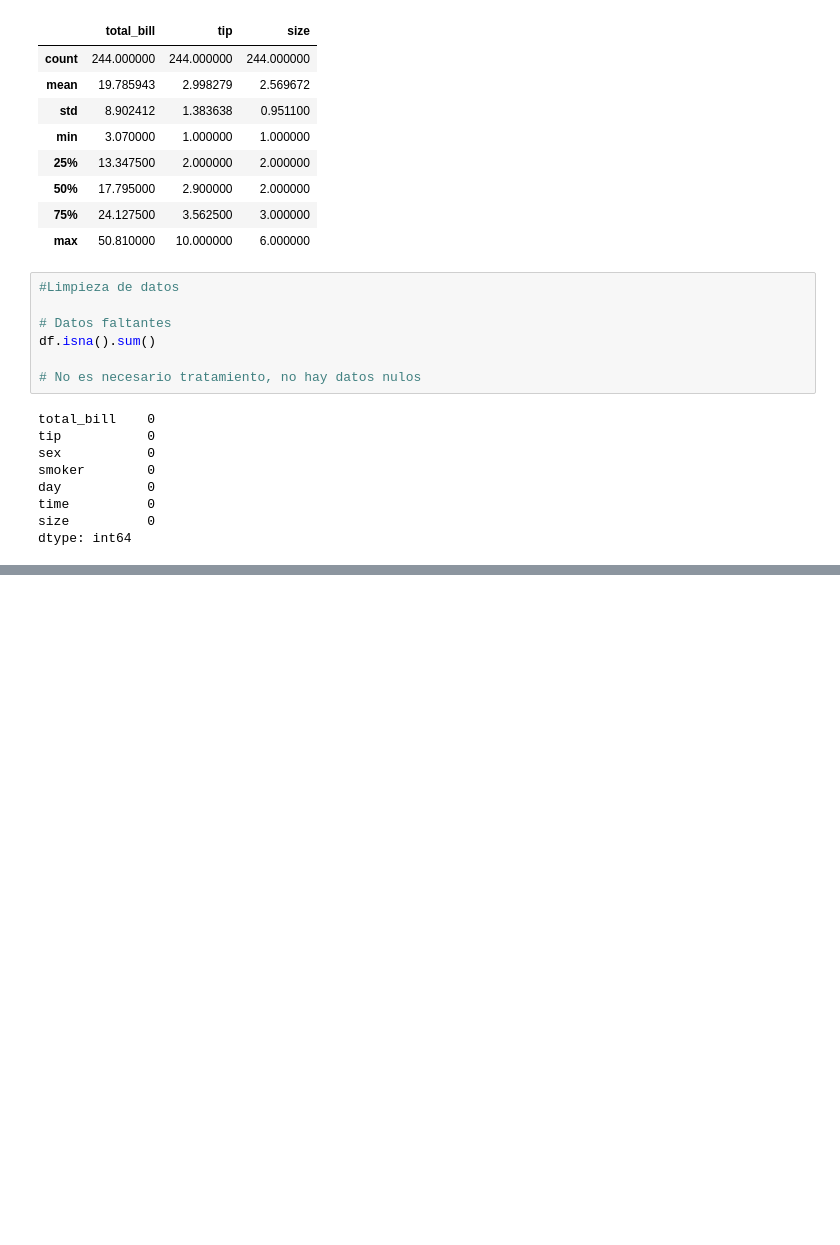
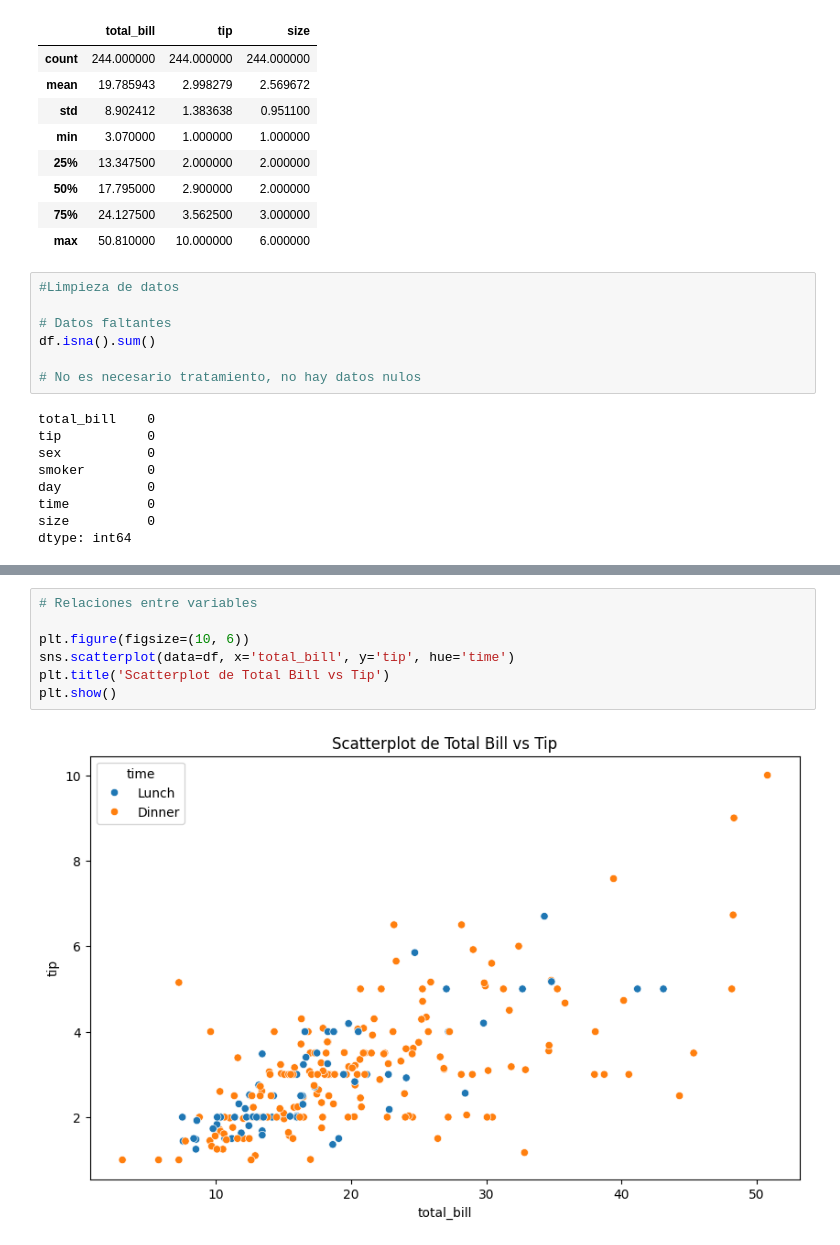
Before and after one commit to DanyHidalgo/Tarea-1---EML, a Jupyter notebook: Tarea1.3.ipynb, the cells around one changed output, grey strips where cells are left out. Saved outputs shown, nothing was run; the diff lists cells and outputs as text; blank space fills up the shorter version.

```diff
--- a/Tarea1.3.ipynb
+++ b/Tarea1.3.ipynb
@@ -81,0 +163,9 @@ dtype: int64
+# %%
+# Relaciones entre variables
+
+plt.figure(figsize=(10, 6))
+sns.scatterplot(data=df, x='total_bill', y='tip', hue='time')
+plt.title('Scatterplot de Total Bill vs Tip')
+plt.show()
+# %% [output]
+[figure, added]
```
Also changed, not shown: parts of 15 cells of this notebook.
